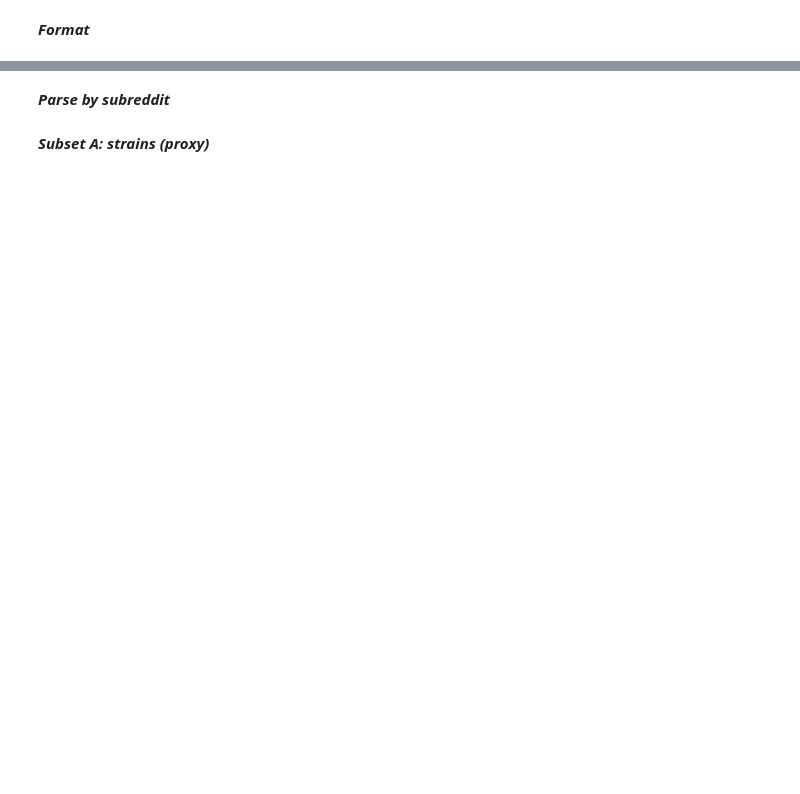
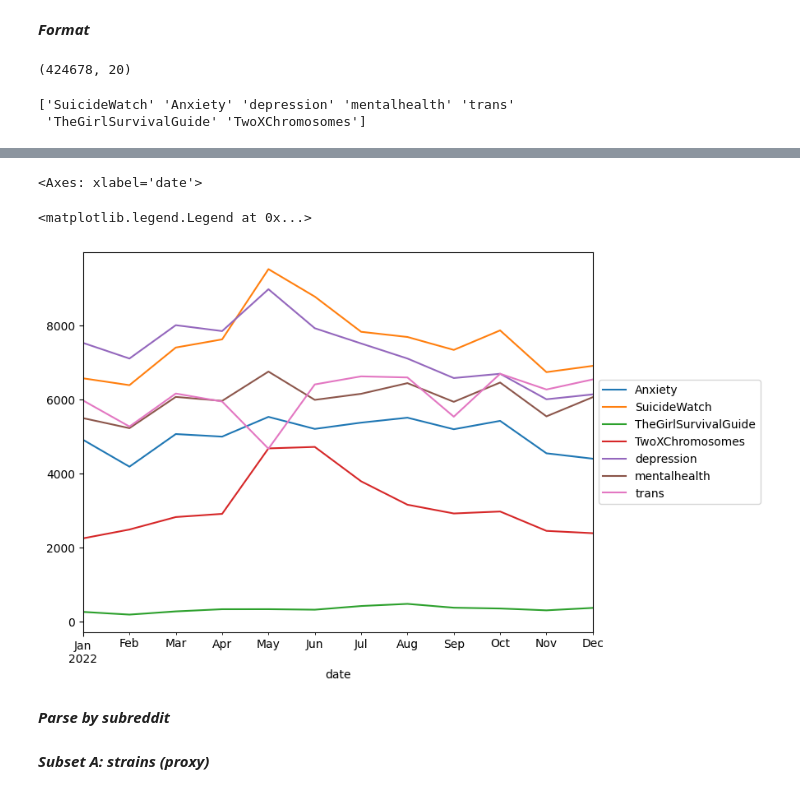
Before and after one commit to sskeen/bar_policy_suicidality, a Jupyter notebook: aim_i_annotate_triangulate_iaa.ipynb, the cells around one changed output, grey strips where cells are left out. Cells and saved outputs as stored; diff of their text form; code cells hidden in the pictures; blank space fills up the shorter version.

```diff
--- a/aim_i_annotate_triangulate_iaa.ipynb
+++ b/aim_i_annotate_triangulate_iaa.ipynb
@@ -60,13 +105,13 @@ drive.mount(
 # %% [markdown]
 **_Import_**
 # %%
-wd = '/content/gdrive/MyDrive/Colab/prospectus/d_posts' ### Colab - gdrive
+wd = '/content/drive/MyDrive/Colab/dissertation/d_posts' ### Colab - gdrive
 
 #wd = 'C:/Users/sskee/OneDrive/Documents/02_tulane/01_research/03_prospectus/d_posts' ### Jupyter - local
 
 ds = []
 
-# Loop over .json.gz
+# loop over .json.gz
 
 for filename in os.listdir(wd):
     if filename.endswith('.json.gz'):
@@ -83,27 +128,27 @@ for filename in os.listdir(wd):
             d_gz = pd.DataFrame(data)
             ds.append(d_gz)
 
-# Concatenate
+# concatenate
 
 d = pd.concat(
               ds,
               ignore_index = True,
               )
 
-# Harmonize
+# harmonize
 
 d = d.dropna(
              axis = 1,
              how = 'any',
              )
 
-# De-duplicate
+# de-duplicate
 
 d = d.drop_duplicates(
                       subset = 'id',
                       )
 
-# Re-index
+# re-index
 
 d['date'] = pd.to_datetime(
                            d.created_utc,
@@ -116,7 +161,7 @@ d.set_index(
             inplace = True,
             )
 
-# Inspect
+# inspect
 
 d.shape
 d.dtypes
@@ -126,59 +244,12 @@ d.sample(3)
 # %%
-def d_prep(d):
-    '''Prepares d for annotation'''
-    d = d[[
-           'author',
-           'created_utc',
-           'date',
-           'id',
-           'num_comments',
-           'selftext',
-           'subreddit',
-           'title',
-           ]].copy()
 
-    d.rename(
-             columns = {
-                        'author': 'p_au',
-                        'created_utc': 'p_utc',
-                        'date': 'p_date',
-                        'id': 'p_id',
-                        'num_comments': 'n_cmnt',
-                        'selftext': 'text',
-                        'subreddit': 'sbrt',
-                        'title': 'p_titl',
-                        }, inplace = True,
-            )
+d = prep(d)
 
-    d = d.assign(
-                 asp = ' ',      ### STS
-                 asp_rtnl = ' ',
-                 dep = ' ',
-                 dep_rtnl = ' ',
-                 val = ' ',
-                 val_rtnl = ' ',
-                 prg = ' ',      ### explicit
-                 tgd = ' ',
-                 age = ' ',      ### hybrid
-                 race = ' ',     ### implicit
-                 dbty = ' ',
-                 insb = ' ',     ### insubstantial
-                 )
-
-    d = d[~d['text'].isin([
-                           '[deleted]',
-                           '[removed]',
-                           ])]
-
-    return d
-
-d = d_prep(d)
-
-# Restrict timeframe
+# restrict timeframe
 
 d = d.loc[(d['p_date'] >= '2022-01-01') & (d['p_date'] <= '2022-12-31')]
 
-# Verify
+# verify
 
 d.shape
 sbrt = d['sbrt'].unique()
@@ -186,7 +257,7 @@ print(sbrt)
 d.head(1)
 d.tail(1)
 
-# Plot
+# plot
 
 monthly_counts = d.resample('M').sbrt.value_counts().unstack().fillna(0)
 
@@ -214,3 +285,7 @@ ax.legend(
           )
 
 plt.show()
+# %% [output]
+(424678, 20)
+['SuicideWatch' 'Anxiety' 'depression' 'mentalhealth' 'trans'
+ 'TheGirlSurvivalGuide' 'TwoXChromosomes']
@@ -217,3 +298,6 @@ plt.show()
+<Axes: xlabel='date'>
+<matplotlib.legend.Legend at 0x...>
+[figure, added]
 # %% [markdown]
 **_Parse by subreddit_**
 # %%
```
Also changed, not shown: parts of 98 cells of this notebook, 3 other files.
